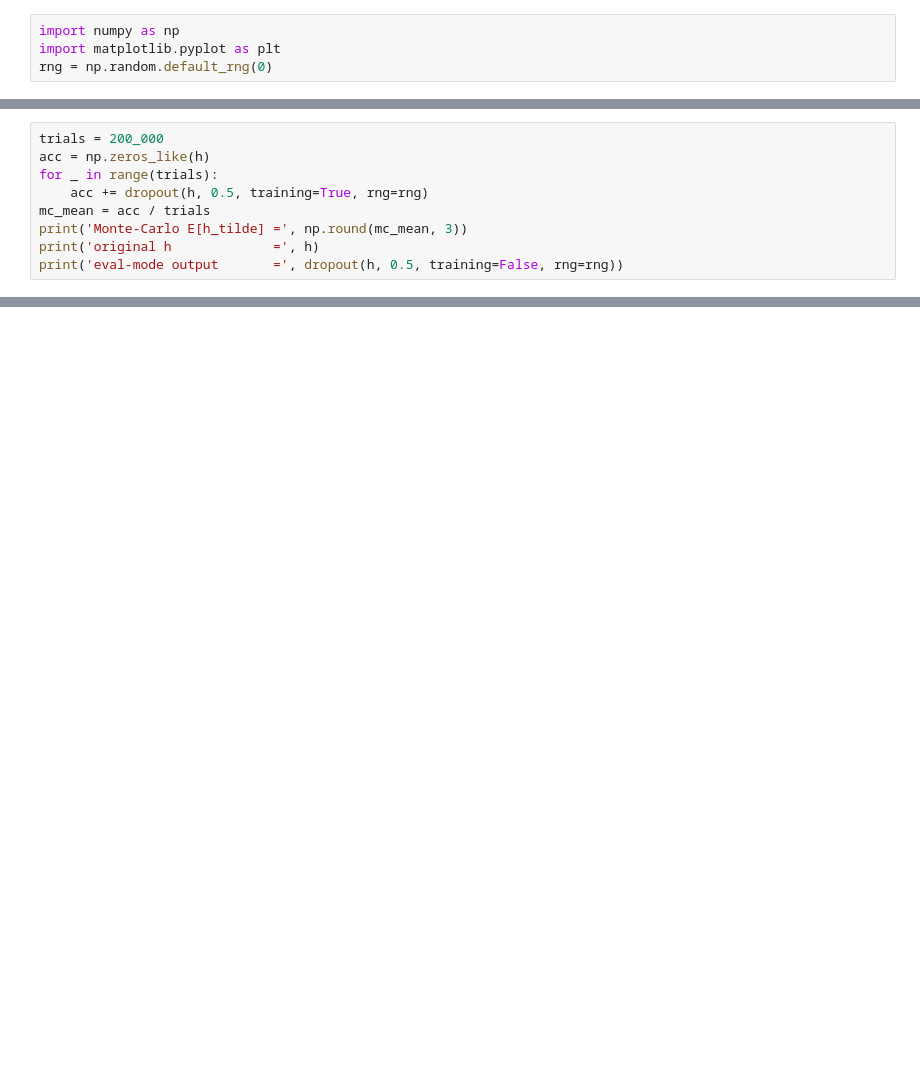
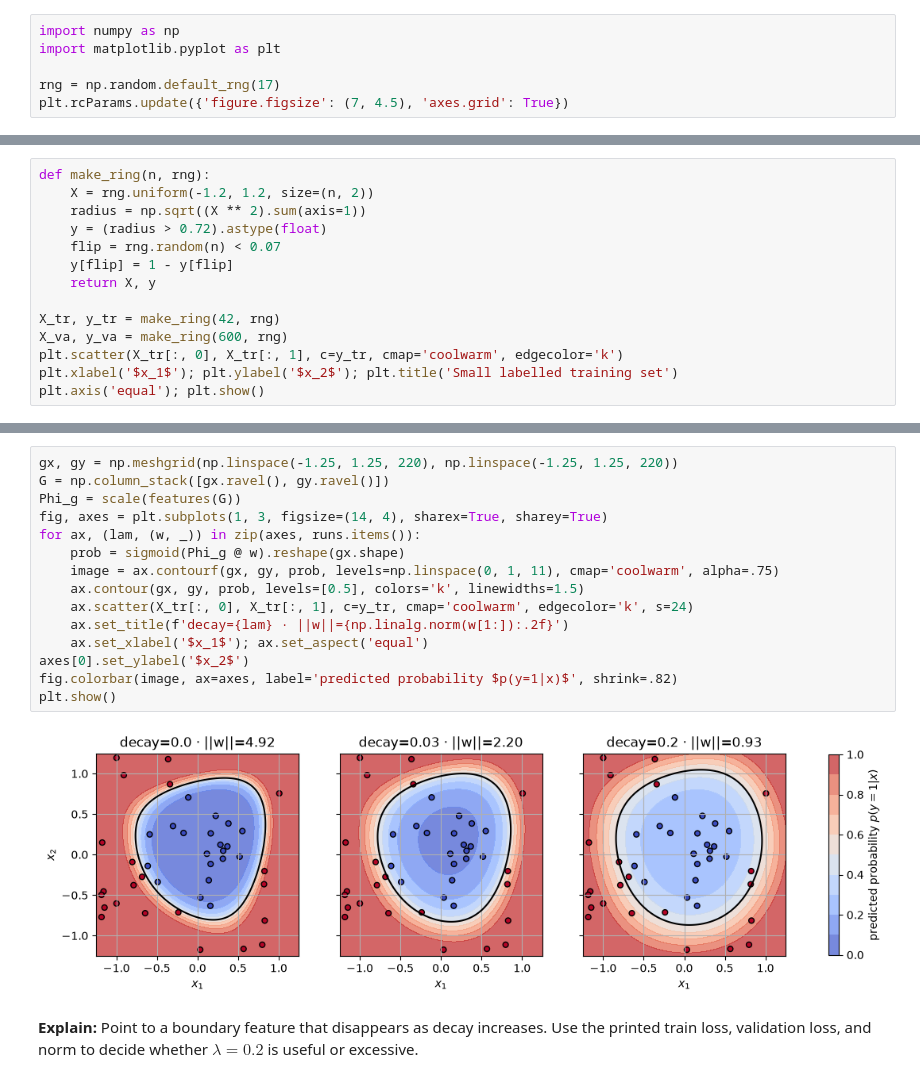
Before and after one commit to nipunbatra/dl-teaching, a Jupyter notebook: notebooks/L07/02_dropout_from_scratch.ipynb, the cells around one changed output, grey strips where cells are left out. Cells and saved outputs as stored; diff of their text form; blank space fills up the shorter version.

```diff
--- a/notebooks/L07/02_dropout_from_scratch.ipynb
+++ b/notebooks/L07/02_dropout_from_scratch.ipynb
@@ -5,4 +7,6 @@
 # %%
 import numpy as np
 import matplotlib.pyplot as plt
-rng = np.random.default_rng(0)
+
+rng = np.random.default_rng(17)
+plt.rcParams.update({'figure.figsize': (7, 4.5), 'axes.grid': True})
@@ -44,9 +12,0 @@ Average the *random* dropout output over many masks; it converges to the origina
-# %%
-trials = 200_000
-acc = np.zeros_like(h)
-for _ in range(trials):
-    acc += dropout(h, 0.5, training=True, rng=rng)
-mc_mean = acc / trials
-print('Monte-Carlo E[h_tilde] =', np.round(mc_mean, 3))
-print('original h             =', h)
-print('eval-mode output       =', dropout(h, 0.5, training=False, rng=rng))
@@ -72,0 +17,14 @@ plt.tight_layout(); plt.show()
+# %%
+def make_ring(n, rng):
+    X = rng.uniform(-1.2, 1.2, size=(n, 2))
+    radius = np.sqrt((X ** 2).sum(axis=1))
+    y = (radius > 0.72).astype(float)
+    flip = rng.random(n) < 0.07
+    y[flip] = 1 - y[flip]
+    return X, y
+
+X_tr, y_tr = make_ring(42, rng)
+X_va, y_va = make_ring(600, rng)
+plt.scatter(X_tr[:, 0], X_tr[:, 1], c=y_tr, cmap='coolwarm', edgecolor='k')
+plt.xlabel('$x_1$'); plt.ylabel('$x_2$'); plt.title('Small labelled training set')
+plt.axis('equal'); plt.show()
@@ -72,0 +81,19 @@ plt.tight_layout(); plt.show()
+# %%
+gx, gy = np.meshgrid(np.linspace(-1.25, 1.25, 220), np.linspace(-1.25, 1.25, 220))
+G = np.column_stack([gx.ravel(), gy.ravel()])
+Phi_g = scale(features(G))
+fig, axes = plt.subplots(1, 3, figsize=(14, 4), sharex=True, sharey=True)
+for ax, (lam, (w, _)) in zip(axes, runs.items()):
+    prob = sigmoid(Phi_g @ w).reshape(gx.shape)
+    image = ax.contourf(gx, gy, prob, levels=np.linspace(0, 1, 11), cmap='coolwarm', alpha=.75)
+    ax.contour(gx, gy, prob, levels=[0.5], colors='k', linewidths=1.5)
+    ax.scatter(X_tr[:, 0], X_tr[:, 1], c=y_tr, cmap='coolwarm', edgecolor='k', s=24)
+    ax.set_title(f'decay={lam} · ||w||={np.linalg.norm(w[1:]):.2f}')
+    ax.set_xlabel('$x_1$'); ax.set_aspect('equal')
+axes[0].set_ylabel('$x_2$')
+fig.colorbar(image, ax=axes, label='predicted probability $p(y=1|x)$', shrink=.82)
+plt.show()
+# %% [output]
+[figure, added]
+# %% [markdown]
+**Explain:** Point to a boundary feature that disappears as decay increases. Use the printed train loss, validation loss, and norm to decide whether $\lambda=0.2$ is useful or excessive.
```
Also changed, not shown: parts of 25 cells of this notebook, 6 other files.
